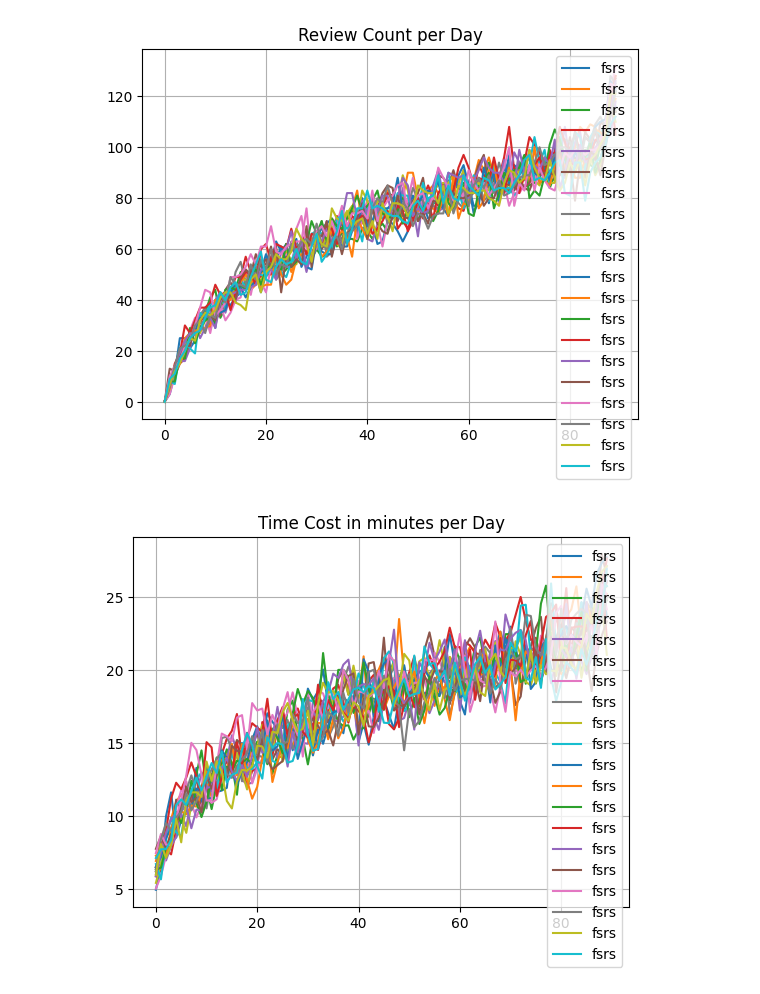
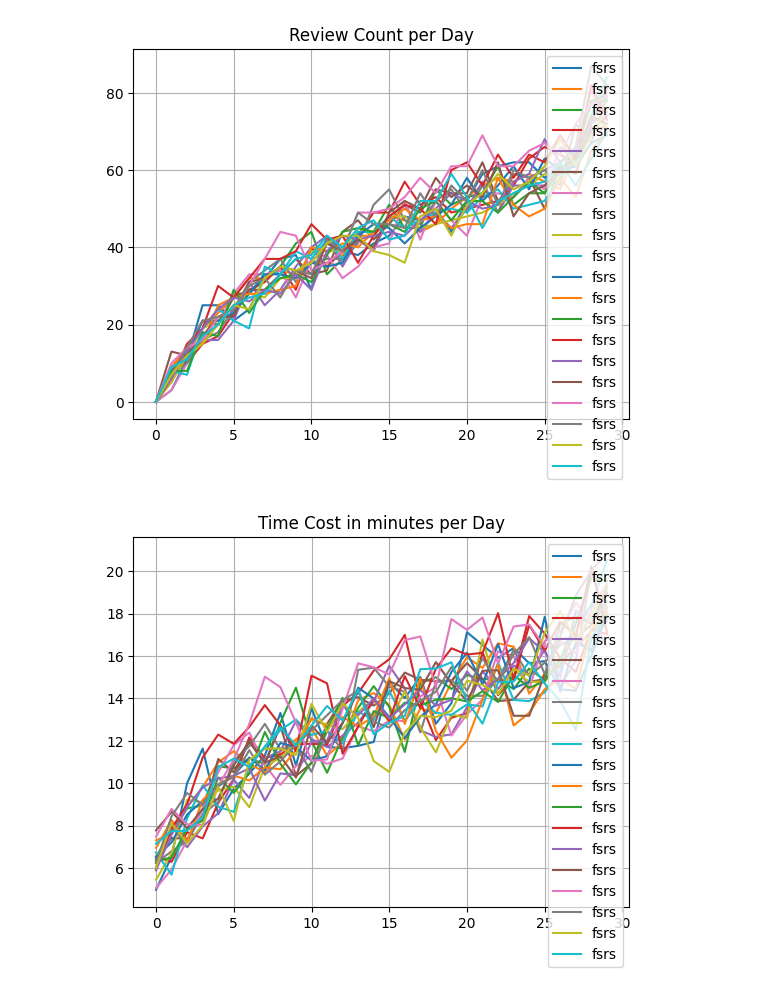
Before and after one commit to open-spaced-repetition/load-balance-simulator, a Jupyter notebook: notebook.ipynb, the cells around one changed output. Saved outputs shown, nothing was run; the diff lists cells and outputs as text; code cells hidden in the pictures.

```diff
--- a/notebook.ipynb
+++ b/notebook.ipynb
@@ -12,9 +12,12 @@ import numpy as np
 import random
 import matplotlib.pyplot as plt
 
+enable_fuzz = True
 enable_load_balance = True
 random_load_balance = True # only works when enable_load_balance is True
 restrict_random = True # only works when random_load_balance is True
+
+sample_size = 20
 
 requestRetention = 0.9
 # parameters for Anki
@@ -33,7 +36,7 @@ maximumInterval = 36500
 new_cards_limits = 20
 review_limits = 400
 max_time_limts = 10000
-learn_days = 90
+learn_days = 30
 deck_size = 2000
 
 
@@ -69,10 +72,12 @@ def get_fuzz_range(interval):
     return min_ivl, max_ivl
 
 def load_balance(card, delta_t, today):
-    if delta_t < 2.5 or not enable_load_balance:
+    if delta_t < 2.5 or not enable_fuzz:
         return delta_t
     min_ivl, max_ivl = get_fuzz_range(delta_t)
     possible_intervals = np.array(range(min_ivl, max_ivl + 1))
+    if not enable_load_balance:
+        return random.choice(possible_intervals)
     review_cnts = np.array([card[card["due"] == today + i].shape[0] for i in possible_intervals])
     if random_load_balance:
         if restrict_random:
@@ -211,23 +216,27 @@ def scheduler(scheduler_name, fsrs_inputs, anki_inputs):
         return fsrs_scheduler(fsrs_inputs), 2.5
     return None
 
-if enable_load_balance:
-    if random_load_balance:
-        if restrict_random:
-            mode = "Restricted Weighted Random Load Balancer"
+if enable_fuzz:
+    if enable_load_balance:
+        if random_load_balance:
+            if restrict_random:
+                mode = "Restricted Weighted Random Load Balancer"
+            else:
+                mode = "Weighted Random Load Balancer"
         else:
-            mode = "Weighted Random Load Balancer"
+            mode = "Simple Load Balancer"
     else:
-        mode = "Simple Load Balancer"
+        mode = "No Load Balancer"
 else:
-    mode = "No Load Balancer"
+    mode = "No Fuzz"
 
 scheduler_name = "fsrs"
-print(f"mode,seed,volatility,average_retention")
+print(f"mode,seed,volatility,retention,std_dev")
 
-for seed in range(0, 20):
+for seed in range(0, sample_size):
     new_card_per_day = np.array([0] * learn_days)
     review_card_per_day = np.array([0.0] * learn_days)
+    std_dev_per_day = np.array([0.0] * learn_days)
     time_per_day = np.array([0.0] * learn_days)
     learned_per_day = np.array([0.0] * learn_days)
     retention_per_day = np.array([0.0] * learn_days)
@@ -250,6 +259,7 @@ for seed in range(0, 20):
     student = Collection()
     random.seed(seed)
     np.random.seed(seed)
+
     for today in range(learn_days):
         reviewed = 0
         learned = 0
@@ -266,6 +276,7 @@ for seed in range(0, 20):
             else card_df[(card_df["due"] <= today) & (card_df["lapses"] < leechThreshold)]
         )
         retention_per_day[today] = need_review["retrievability"].mean()
+        last_date_list = []
         for idx in need_review.index:
             if (
                 reviewed >= review_limits
@@ -275,6 +286,7 @@ for seed in range(0, 20):
 
             reviewed += 1
             last_date = card_df.iat[idx, field_map["last_date"]]
+            last_date_list.append(last_date)
             due = card_df.iat[idx, field_map["due"]]
             factor = card_df.iat[idx, field_map["factor"]]
             card_df.iat[idx, field_map["last_date"]] = today
@@ -384,9 +396,12 @@ for seed in range(0, 20):
         expected_memorization_per_day[today] = sum(
             card_df[card_df["retrievability"] > 0]["retrievability"]
         )
+        if len(last_date_list) > 0:
+            std_dev_per_day[today] = np.std(last_date_list)
 
     volatility = np.mean(np.abs(np.diff(review_card_per_day)) / review_card_per_day[1:])
     average_retention = retention_per_day[1:].mean()
+    std_dev = np.mean(std_dev_per_day * review_card_per_day) / review_card_per_day.sum()
 
     total_learned = sum(new_card_per_day)
     total_time = sum(time_per_day)
@@ -410,7 +425,7 @@ for seed in range(0, 20):
     # print("remembered cards:", total_remembered)
     # print("time per remembered card:", round(total_time / 60 / total_remembered, 2))
     # print("leeches:", total_leeches)
-    print(f"{mode},{seed},{round(volatility, 3)},{round(average_retention, 3)}")
+    print(f"{mode},{seed},{round(volatility, 3)},{round(average_retention, 3)},{round(std_dev, 3)}")
 
     save = card_df[card_df["retrievability"] > 0].copy()
     save["stability"] = round(save["stability"], 2)
@@ -462,2 +477,2 @@ Restricted Weighted Random Load Balancer,19,0.083,0.879
-[figure, old version]
+[figure, new version]
-[figure, old version]
+[figure, new version]
```
Also changed, not shown: parts of 4 cells of this notebook, 2 other files.
